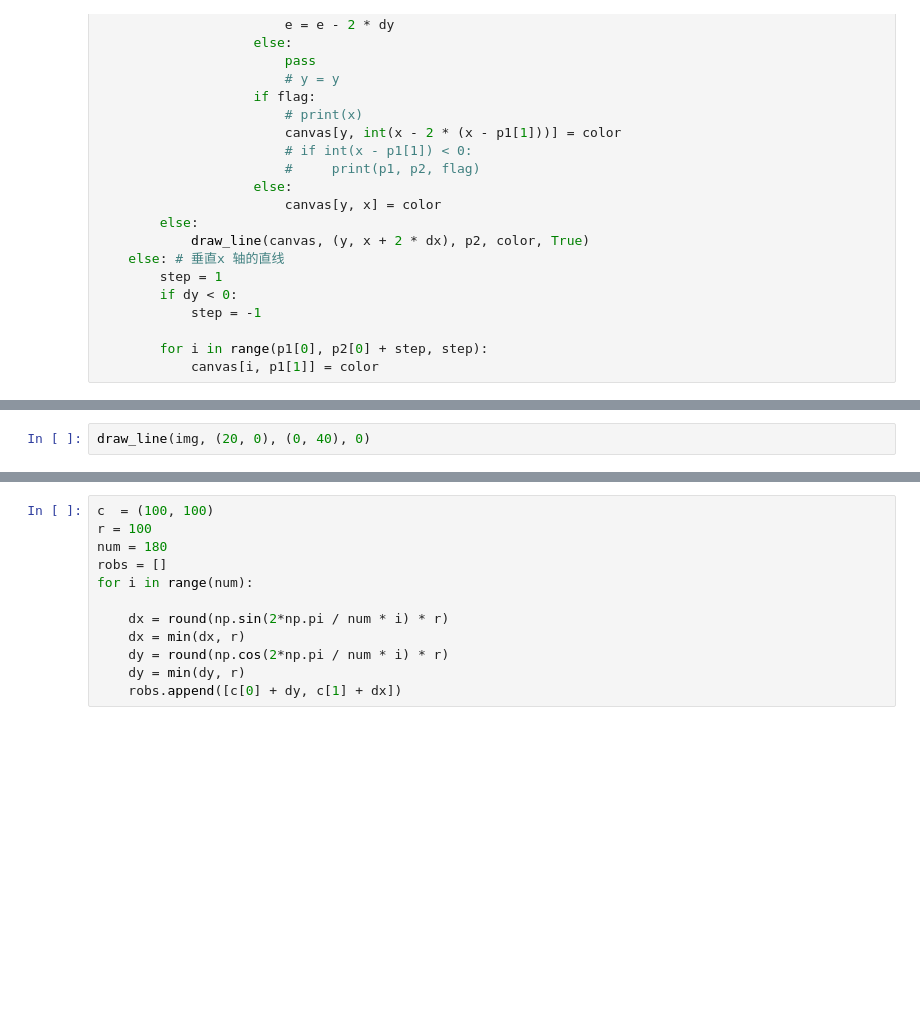
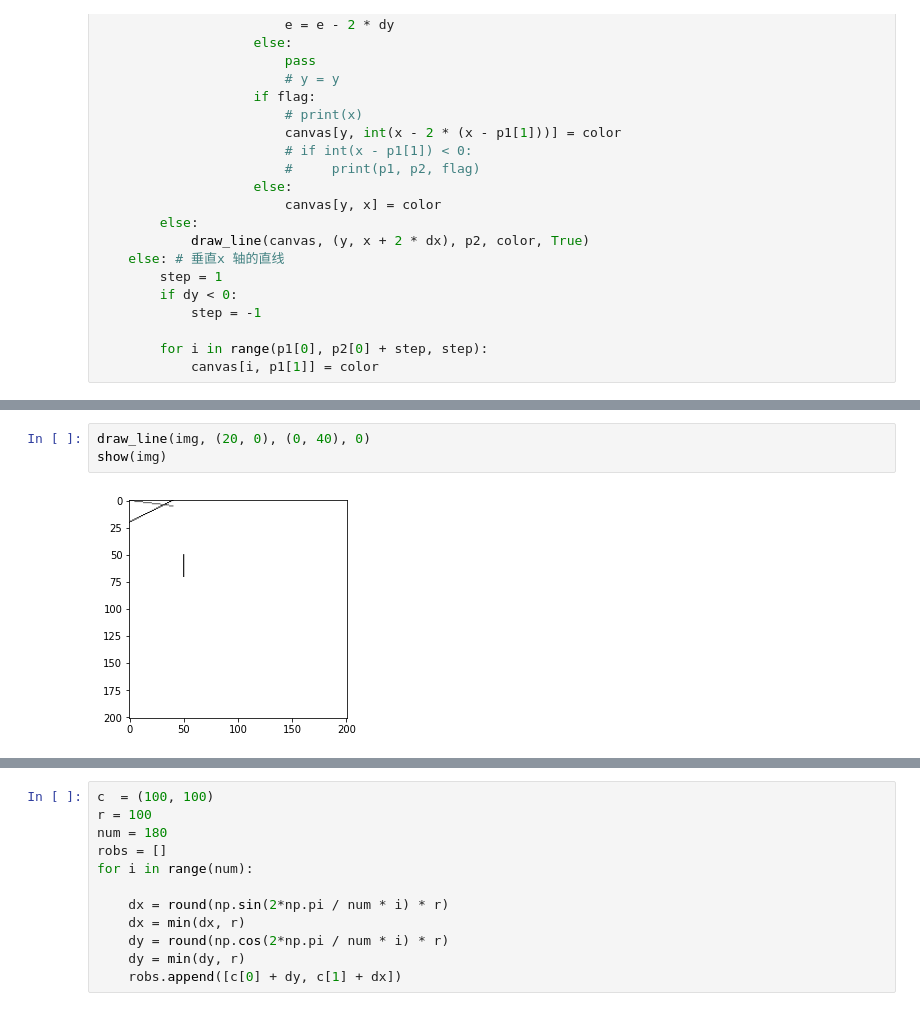
Before and after one commit to jiang1997/image2seq, a Jupyter notebook: generate.ipynb, the cells around one changed output, grey strips where cells are left out. Cells and saved outputs as stored; diff of their text form; blank space fills up the shorter version.

```diff
--- a/generate.ipynb
+++ b/generate.ipynb
@@ -110,4 +103,7 @@ draw_line(img, (0, 0), (5, 40), 100)
 # %%
 draw_line(img, (20, 0), (0, 40), 0)
+show(img)
+# %% [output]
+[figure, added]
 # %%
 draw_line(img, (70, 0), (0, 40), 0)
```
Also changed, not shown: parts of 45 cells of this notebook, 1 other file.
